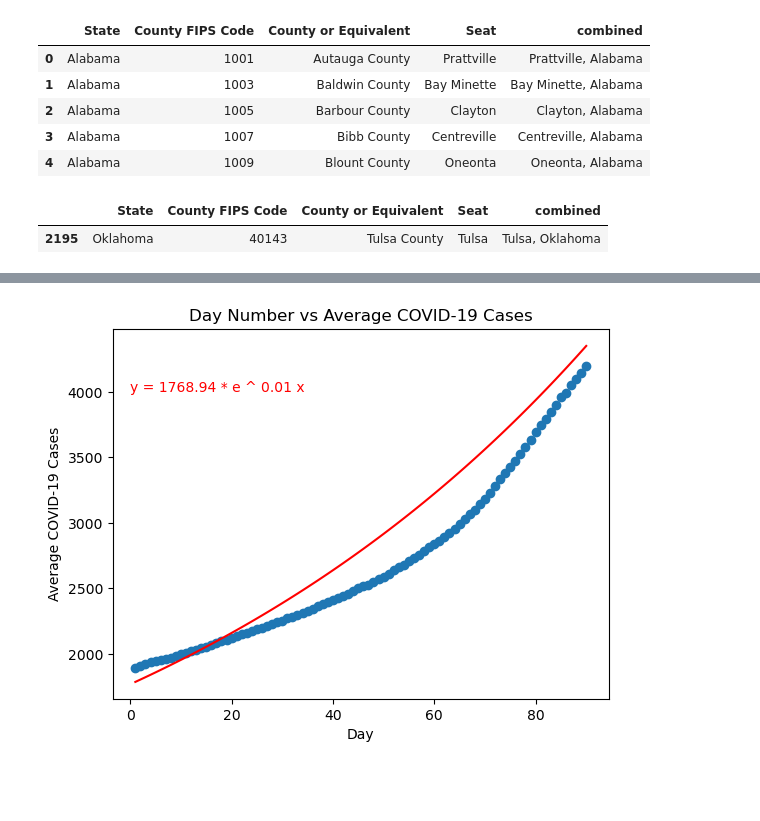
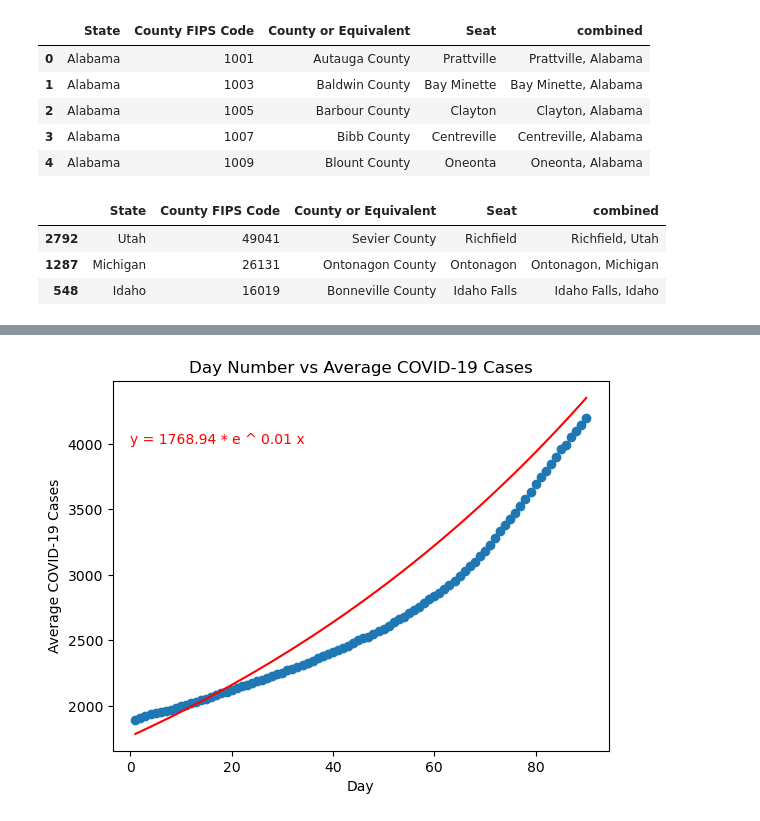
Before and after one commit to ryankracaw/project-one, a Jupyter notebook: fall.ipynb, the cells around one changed output, grey strips where cells are left out. Drawn from its saved outputs; the diff is of its cells as text; code cells hidden in the pictures; blank space fills up the shorter version.

```diff
--- a/fall.ipynb
+++ b/fall.ipynb
@@ -82,10 +85,12 @@ county_df.head()
 | 4 | Alabama | 1009 | Blount County | Oneonta | Oneonta, Alabama |
 # %%
 # Select 500 random cities from the county dataframe
-random_cities_df = county_df.sample()
+random_cities_df = county_df.sample(n=3)
 
 # Show new dataframe
 random_cities_df.head()
 # %% [output]
 |  | State | County FIPS Code | County or Equivalent | Seat | combined |
-| 2195 | Oklahoma | 40143 | Tulsa County | Tulsa | Tulsa, Oklahoma |
+| 2792 | Utah | 49041 | Sevier County | Richfield | Richfield, Utah |
+| 1287 | Michigan | 26131 | Ontonagon County | Ontonagon | Ontonagon, Michigan |
+| 548 | Idaho | 16019 | Bonneville County | Idaho Falls | Idaho Falls, Idaho |
```
Also changed, not shown: parts of 12 cells of this notebook.
